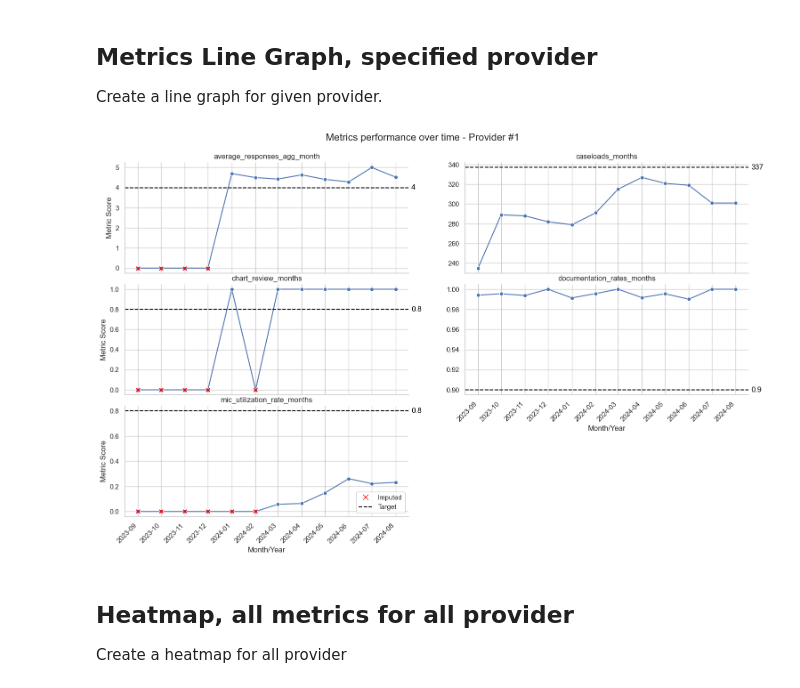
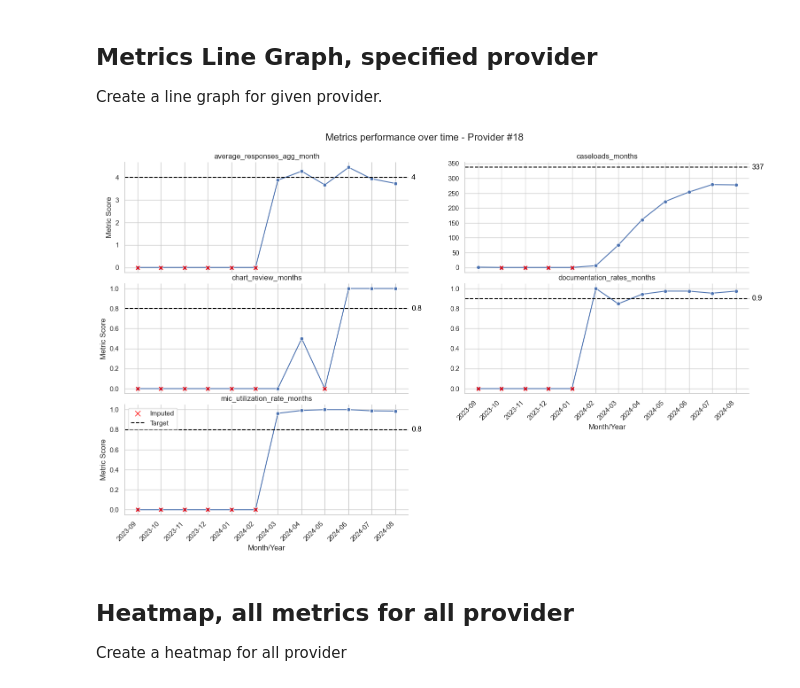
Before and after one commit to seungjunone/rula-case-study, a Jupyter notebook: docs/04_visualize.ipynb, the cells around one changed output. Saved outputs shown, nothing was run; the diff lists cells and outputs as text; code cells hidden in the pictures.

```diff
--- a/docs/04_visualize.ipynb
+++ b/docs/04_visualize.ipynb
@@ -76,9 +76,9 @@ def create_line_graph(df, provider_id):
 
     plt.show()
 # %%
-create_line_graph(df_metric_score_metric_target_miss_streak, provider_id = 1)
+create_line_graph(df_metric_score_metric_target_miss_streak, provider_id = 18)
 # %% [output]
-[figure, old version]
+[figure, new version]
 # %% [markdown]
 ## Heatmap, all metrics for all provider
 Create a heatmap for all provider
```
Also changed, not shown: 56 other files.
